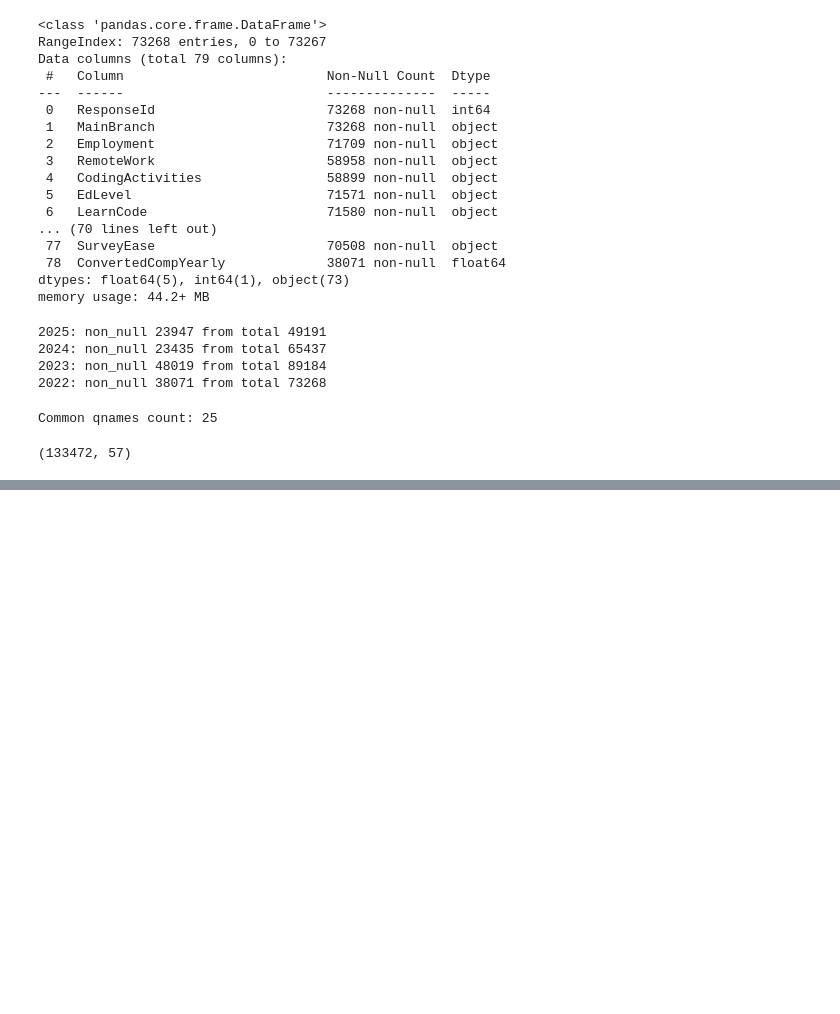
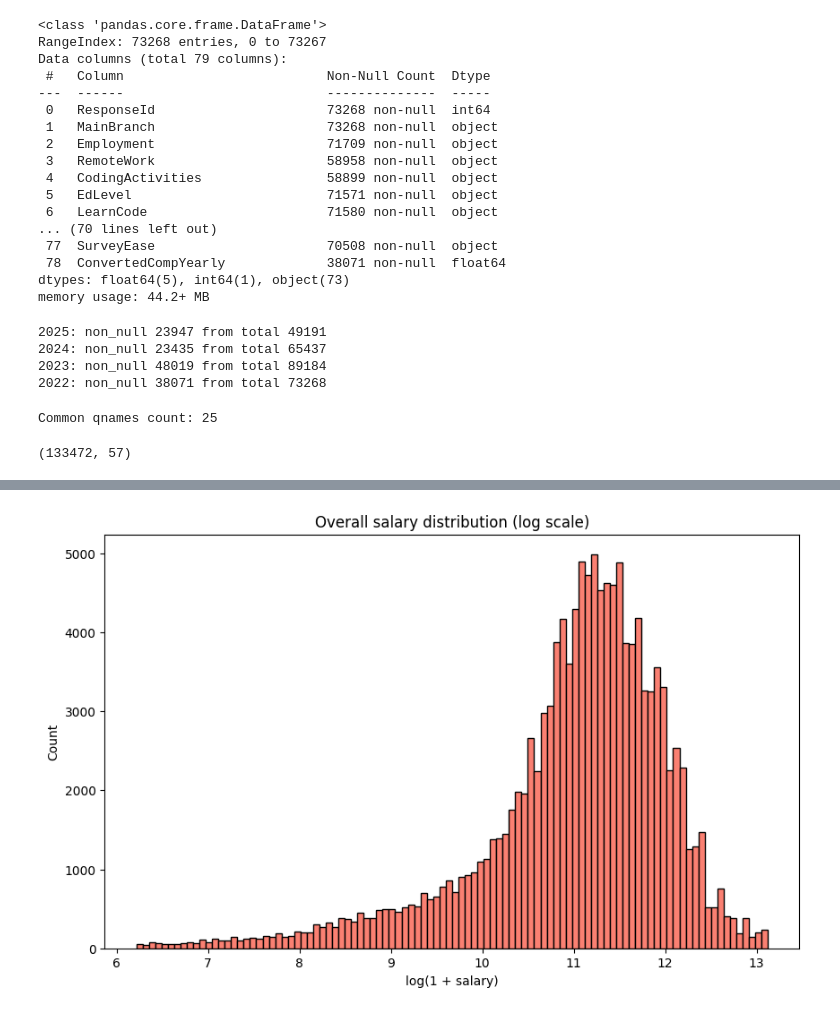
Before and after one commit to Olga13579/Data_Circle_Project-Stack_Overflow, a Jupyter notebook: Data_Circle_Project_Stack_Overflow.ipynb, the cells around one changed output, grey strips where cells are left out. Cells and saved outputs as stored; diff of their text form; code cells hidden in the pictures; blank space fills up the shorter version.

```diff
--- a/Data_Circle_Project_Stack_Overflow.ipynb
+++ b/Data_Circle_Project_Stack_Overflow.ipynb
@@ -308,0 +352,4 @@ Common qnames count: 25
+# %%
+#Delete rows with unreal salary values
+df_all_clean = df_all[(df_all["ConvertedCompYearly"] >= 500) & (df_all["ConvertedCompYearly"] <= 500000)]
+print(df_all_clean.shape)
@@ -308,0 +371,9 @@ Common qnames count: 25
+# %%
+plt.figure(figsize=(10, 6))
+plt.hist(np.log1p(df_all_clean["ConvertedCompYearly"]), bins=100, color='salmon', edgecolor='black')
+plt.title("Overall salary distribution (log scale)")
+plt.xlabel("log(1 + salary)")
+plt.ylabel("Count")
+plt.show()
+# %% [output]
+[figure, added]
```
Also changed, not shown: parts of 5 cells of this notebook.
